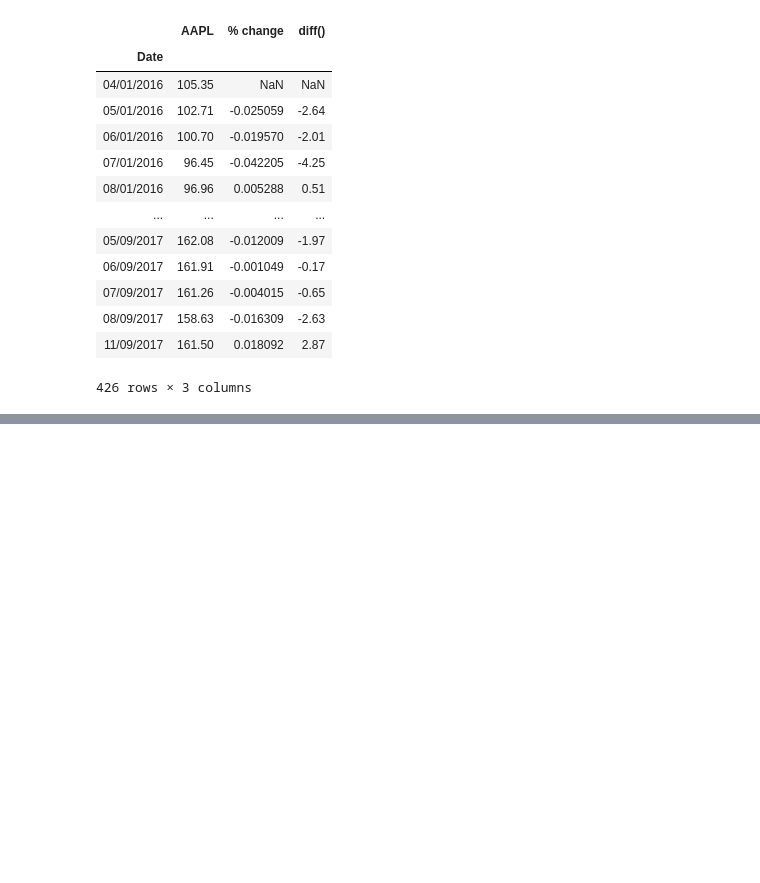
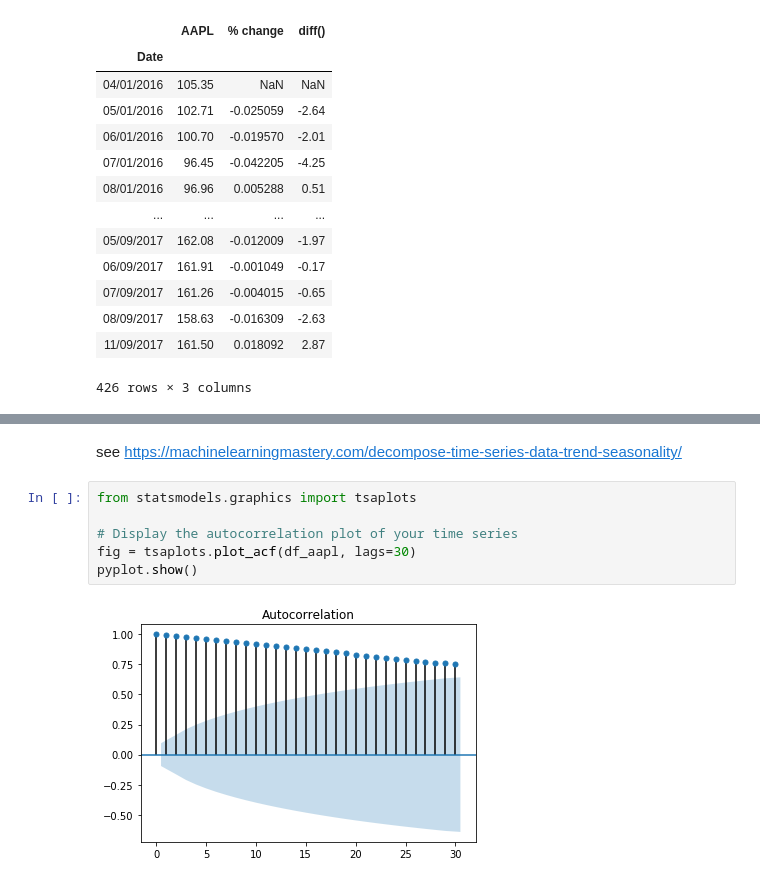
Before and after one commit to lukaszbinden/time-series-forecasting, a Jupyter notebook: notebooks/Times Series essentials.ipynb, the cells around one changed output, grey strips where cells are left out. Saved outputs shown, nothing was run; the diff lists cells and outputs as text; blank space fills up the shorter version.

```diff
--- a/notebooks/Times Series essentials.ipynb
+++ b/notebooks/Times Series essentials.ipynb
@@ -81,0 +159,11 @@ pd.DataFrame({'AAPL': aapl, '% change':aapl.pct_change(), 'diff()': aapl.diff()}
+# %% [markdown]
+see
+https://machinelearningmastery.com/decompose-time-series-data-trend-seasonality/
+# %%
+from statsmodels.graphics import tsaplots
+
+# Display the autocorrelation plot of your time series
+fig = tsaplots.plot_acf(df_aapl, lags=30)
+pyplot.show()
+# %% [output]
+[figure, added]
```
Also changed, not shown: parts of 14 cells of this notebook.
